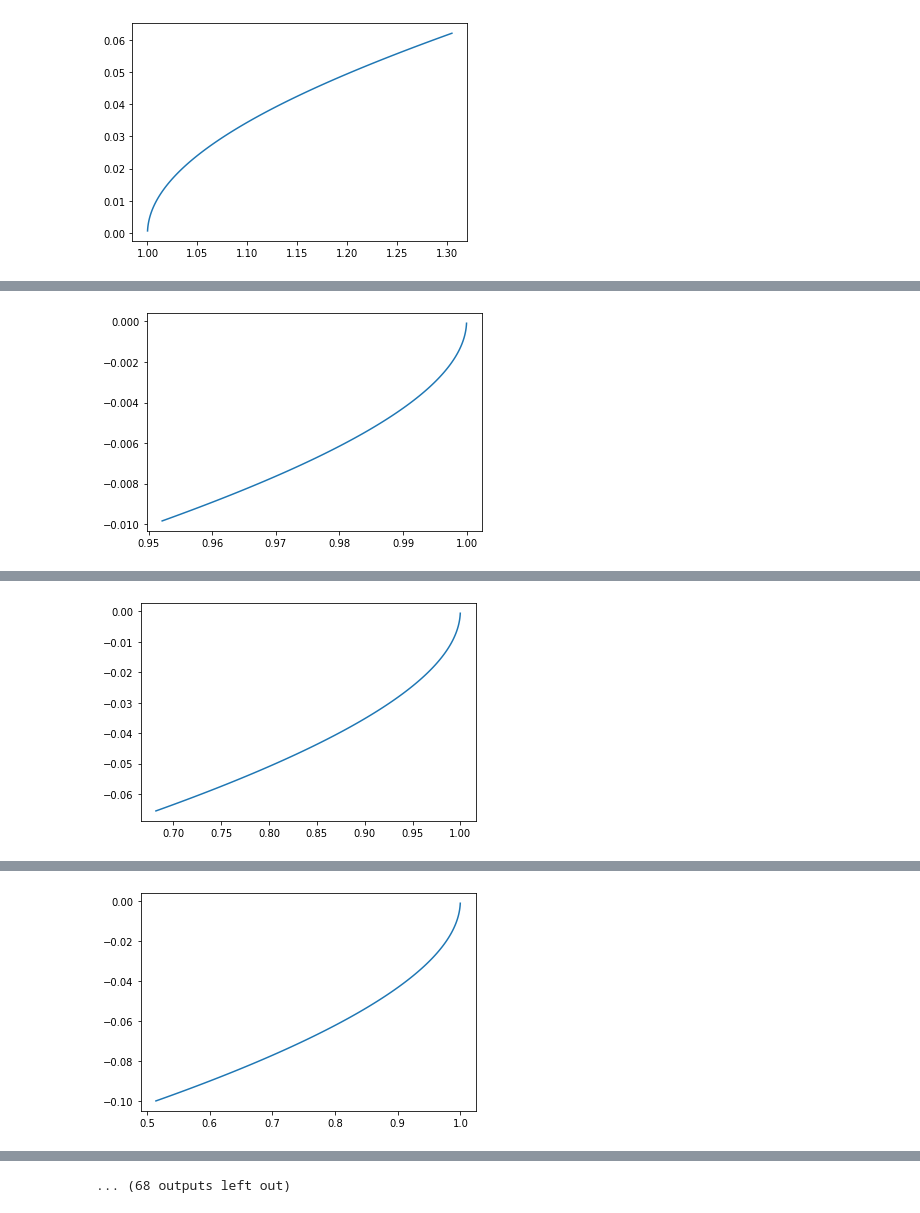
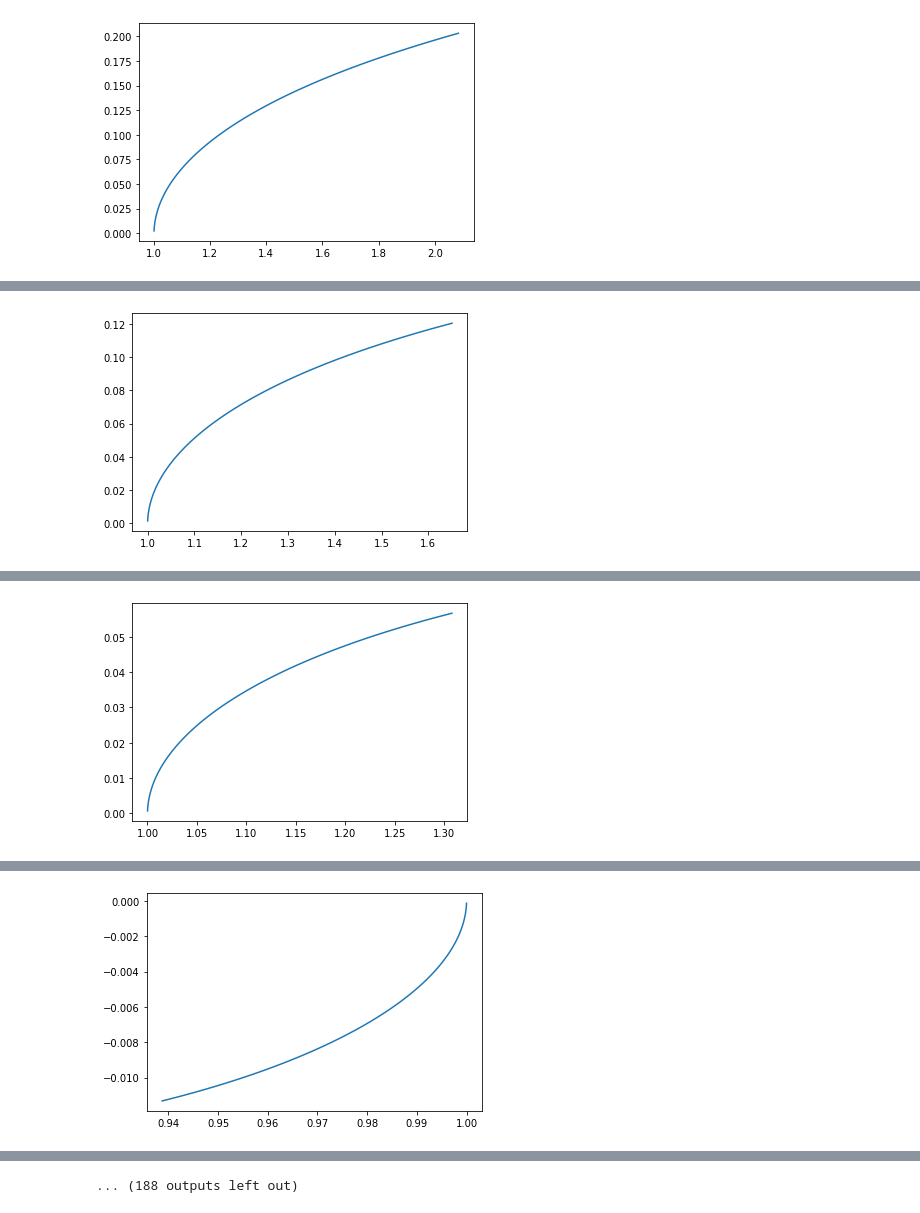
Before and after one commit to schen304joseph/Project1, a Jupyter notebook: Project_1.ipynb, the cells around one changed output, grey strips where cells are left out. Cells and saved outputs as stored; diff of their text form; code cells hidden in the pictures.

```diff
--- a/Project_1.ipynb
+++ b/Project_1.ipynb
@@ -53,7 +54,7 @@ class Dynamics(nn.Module):
         # Normally, we would do x[1] = x[1] + gravity * delta_time
         # but this is not allowed in PyTorch since it overwrites one variable (x[1]) that is part of the computational graph to be differentiated.
         # Therefore, I define a tensor dx = [0., gravity * delta_time], and do x = x + dx. This is allowed...
-        delta_state_gravity = t.tensor([0., GRAVITY_ACCEL * FRAME_TIME])
+        delta_state_gravity = t.tensor([0.,(GRAVITY_ACCEL-state[1] **2) * FRAME_TIME])
 
         # Thrust
         # Note: Same reason as above. Need a 2-by-1 tensor.
@@ -178,5 +179,5 @@ d = Dynamics()  # define dynamics
 c = Controller(dim_input, dim_hidden, dim_output)  # define controller
 s = Simulation(c, d, T)  # define simulation
 o = Optimize(s)  # define optimizer
-o.train(40)  # solve the optimization problem
+o.train(100)  # solve the optimization problem
 # %% [output]
@@ -186 +187 @@ o.train(40)  # solve the optimization problem
-[figure, old version]
+[figure, new version]
@@ -188 +189 @@ o.train(40)  # solve the optimization problem
-[figure, old version]
+[figure, new version]
@@ -190 +191 @@ o.train(40)  # solve the optimization problem
-[figure, old version]
+[figure, new version]
@@ -192 +193 @@ o.train(40)  # solve the optimization problem
-[figure, old version]
+[figure, new version]
@@ -195 +196 @@ o.train(40)  # solve the optimization problem
-... (68 outputs left out)
+... (188 outputs left out)
```
Also changed, not shown: parts of 2 cells of this notebook.
